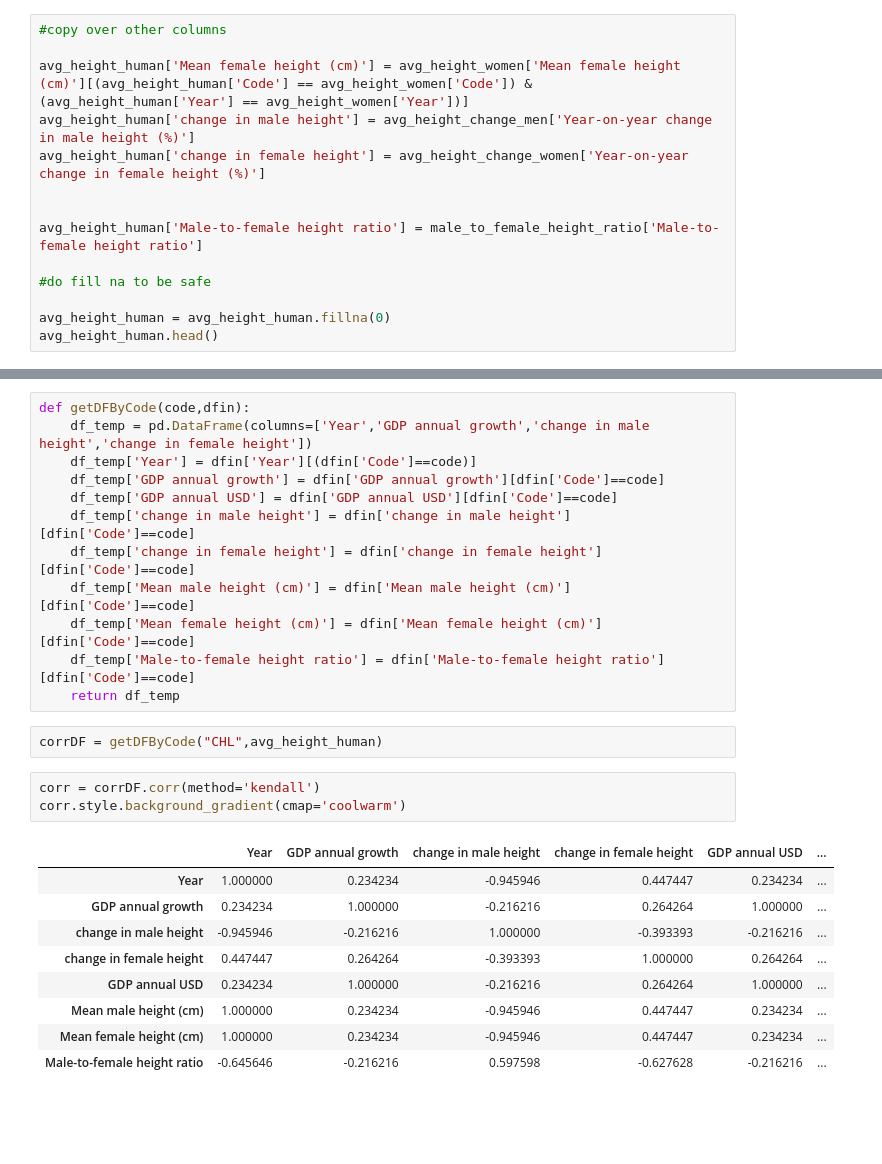
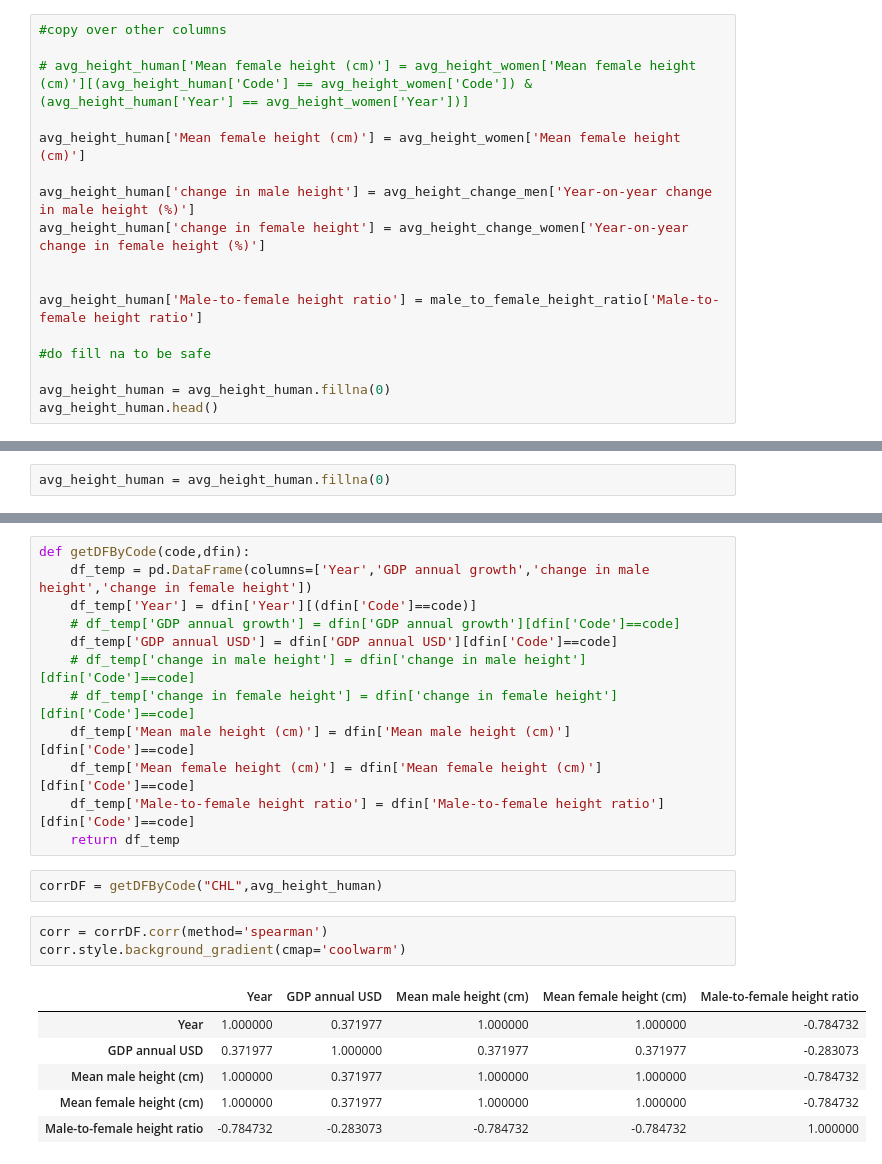
Before and after one commit to boardkeystown/CIS568Projcet, a Jupyter notebook: jupyter/workbook2.ipynb, the cells around one changed output, grey strips where cells are left out. Drawn from its saved outputs; the diff is of its cells as text; blank space fills up the shorter version.

Commit message:
add new table

```diff
--- a/jupyter/workbook2.ipynb
+++ b/jupyter/workbook2.ipynb
@@ -57,7 +55,10 @@ avg_height_human.head()
 # %%
 #copy over other columns
 
-avg_height_human['Mean female height (cm)'] = avg_height_women['Mean female height (cm)'][(avg_height_human['Code'] == avg_height_women['Code']) & (avg_height_human['Year'] == avg_height_women['Year'])]
+# avg_height_human['Mean female height (cm)'] = avg_height_women['Mean female height (cm)'][(avg_height_human['Code'] == avg_height_women['Code']) & (avg_height_human['Year'] == avg_height_women['Year'])]
+
+avg_height_human['Mean female height (cm)'] = avg_height_women['Mean female height (cm)']
+
 avg_height_human['change in male height'] = avg_height_change_men['Year-on-year change in male height (%)']
 avg_height_human['change in female height'] = avg_height_change_women['Year-on-year change in female height (%)']
 
@@ -341,6 +342,8 @@ avg_height_human.head(3)
 | 66 | Afghanistan | AFG | AF | 1962 | 164.849830 | 156.464874 | ... |
 # %% [markdown]
 NOW LETS SAVE THE DATASET TO CSV
+# %%
+avg_height_human = avg_height_human.fillna(0)
 # %%
 
 avg_height_human.to_csv('./avg_height_human_country_gdp.csv', index=False)
@@ -361,10 +421,10 @@ import matplotlib.pyplot as plt ## matplotlib is the default visualization libra
 def getDFByCode(code,dfin):
     df_temp = pd.DataFrame(columns=['Year','GDP annual growth','change in male height','change in female height'])
     df_temp['Year'] = dfin['Year'][(dfin['Code']==code)]
-    df_temp['GDP annual growth'] = dfin['GDP annual growth'][dfin['Code']==code]
+    # df_temp['GDP annual growth'] = dfin['GDP annual growth'][dfin['Code']==code]
     df_temp['GDP annual USD'] = dfin['GDP annual USD'][dfin['Code']==code]
-    df_temp['change in male height'] = dfin['change in male height'][dfin['Code']==code]
-    df_temp['change in female height'] = dfin['change in female height'][dfin['Code']==code]
+    # df_temp['change in male height'] = dfin['change in male height'][dfin['Code']==code]
+    # df_temp['change in female height'] = dfin['change in female height'][dfin['Code']==code]
     df_temp['Mean male height (cm)'] = dfin['Mean male height (cm)'][dfin['Code']==code]
     df_temp['Mean female height (cm)'] = dfin['Mean female height (cm)'][dfin['Code']==code]
     df_temp['Male-to-female height ratio'] = dfin['Male-to-female height ratio'][dfin['Code']==code]
@@ -372,17 +432,14 @@ def getDFByCode(code,dfin):
 # %%
 corrDF = getDFByCode("CHL",avg_height_human)
 # %%
-corr = corrDF.corr(method='kendall')
+corr = corrDF.corr(method='spearman')
 corr.style.background_gradient(cmap='coolwarm')
 # %% [output]
-|  | Year | GDP annual growth | change in male height | change in female height | GDP annual USD | ... |
-| Year | 1.000000 | 0.234234 | -0.945946 | 0.447447 | 0.234234 | ... |
-| GDP annual growth | 0.234234 | 1.000000 | -0.216216 | 0.264264 | 1.000000 | ... |
-| change in male height | -0.945946 | -0.216216 | 1.000000 | -0.393393 | -0.216216 | ... |
-| change in female height | 0.447447 | 0.264264 | -0.393393 | 1.000000 | 0.264264 | ... |
-| GDP annual USD | 0.234234 | 1.000000 | -0.216216 | 0.264264 | 1.000000 | ... |
-| Mean male height (cm) | 1.000000 | 0.234234 | -0.945946 | 0.447447 | 0.234234 | ... |
-| Mean female height (cm) | 1.000000 | 0.234234 | -0.945946 | 0.447447 | 0.234234 | ... |
-| Male-to-female height ratio | -0.645646 | -0.216216 | 0.597598 | -0.627628 | -0.216216 | ... |
+|  | Year | GDP annual USD | Mean male height (cm) | Mean female height (cm) | Male-to-female height ratio |
+| Year | 1.000000 | 0.371977 | 1.000000 | 1.000000 | -0.784732 |
+| GDP annual USD | 0.371977 | 1.000000 | 0.371977 | 0.371977 | -0.283073 |
+| Mean male height (cm) | 1.000000 | 0.371977 | 1.000000 | 1.000000 | -0.784732 |
+| Mean female height (cm) | 1.000000 | 0.371977 | 1.000000 | 1.000000 | -0.784732 |
+| Male-to-female height ratio | -0.784732 | -0.283073 | -0.784732 | -0.784732 | 1.000000 |
 # %%
 corrDF = getDFByCode("PAK",avg_height_human).copy()
```
Also changed, not shown: parts of 8 cells of this notebook, 3 other files.
